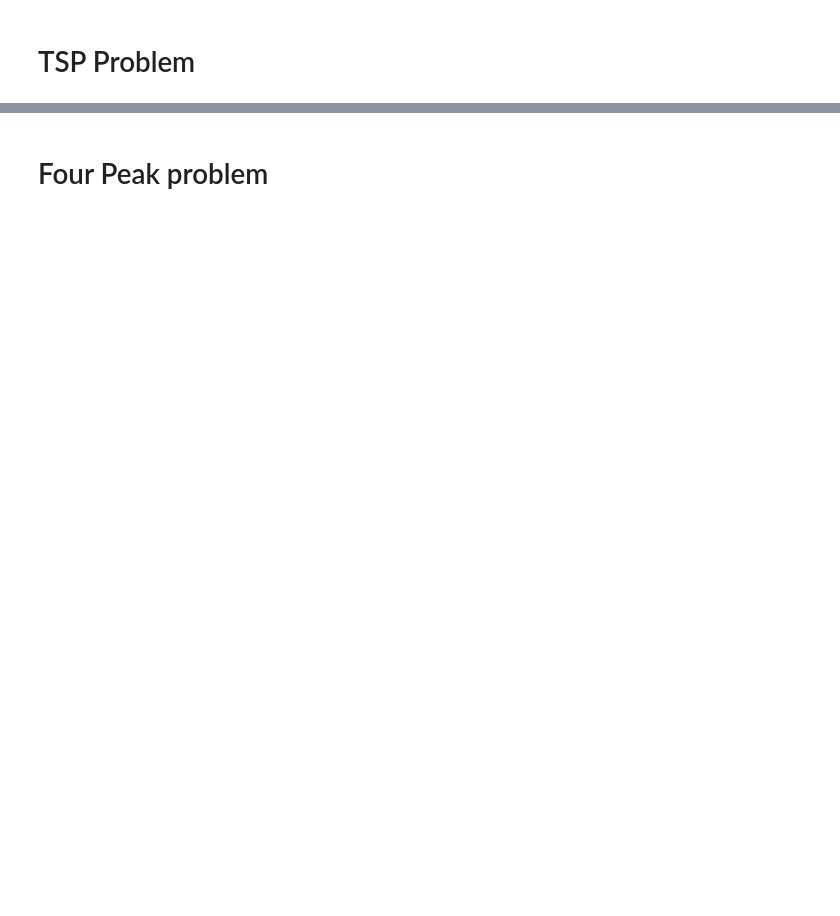
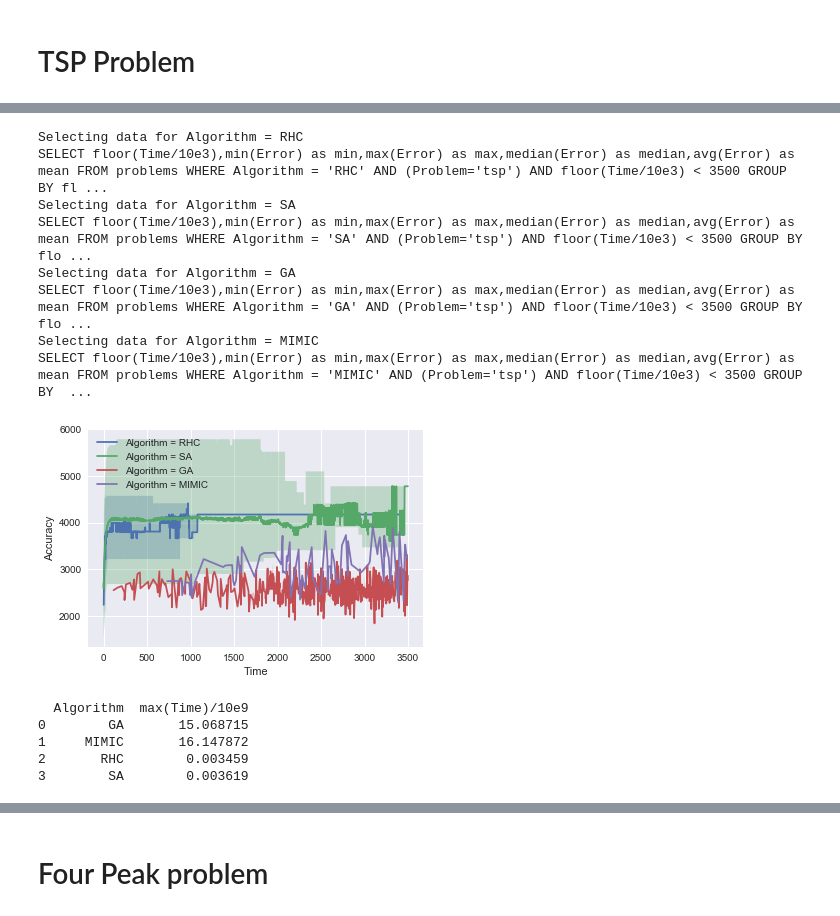
Before and after one commit to anliec/ML_homework_random, a Jupyter notebook: plotter/Problems.ipynb, the cells around one changed output, grey strips where cells are left out. Saved outputs shown, nothing was run; the diff lists cells and outputs as text; code cells hidden in the pictures; blank space fills up the shorter version.

```diff
--- a/plotter/Problems.ipynb
+++ b/plotter/Problems.ipynb
@@ -169,0 +158,26 @@ Selecting data for Algorithm = SA
+# %%
+generate_plot(con=con,
+              x_arg_name='floor(Time/10e3)',
+              y_arg_name='Error',
+              z_arg_name='Algorithm',
+              filters={"Problem": ["tsp"]},
+              x_limit=3500,
+              x_name="Time")
+# %% [output]
+Selecting data for Algorithm = RHC
+SELECT floor(Time/10e3),min(Error) as min,max(Error) as max,median(Error) as median,avg(Error) as mean FROM problems WHERE Algorithm = 'RHC' AND (Problem='tsp') AND floor(Time/10e3) < 3500 GROUP BY fl ...
+Selecting data for Algorithm = SA
+SELECT floor(Time/10e3),min(Error) as min,max(Error) as max,median(Error) as median,avg(Error) as mean FROM problems WHERE Algorithm = 'SA' AND (Problem='tsp') AND floor(Time/10e3) < 3500 GROUP BY flo ...
+Selecting data for Algorithm = GA
+SELECT floor(Time/10e3),min(Error) as min,max(Error) as max,median(Error) as median,avg(Error) as mean FROM problems WHERE Algorithm = 'GA' AND (Problem='tsp') AND floor(Time/10e3) < 3500 GROUP BY flo ...
+Selecting data for Algorithm = MIMIC
+SELECT floor(Time/10e3),min(Error) as min,max(Error) as max,median(Error) as median,avg(Error) as mean FROM problems WHERE Algorithm = 'MIMIC' AND (Problem='tsp') AND floor(Time/10e3) < 3500 GROUP BY  ...
+[figure, added]
+# %%
+print(pd.read_sql_query("SELECT Algorithm, max(Time)/10e9 from problems WHERE Problem = 'tsp' GROUP BY Algorithm", con))
+# %% [output]
+  Algorithm  max(Time)/10e9
+0        GA       15.068715
+1     MIMIC       16.147872
+2       RHC        0.003459
+3        SA        0.003619
```
Also changed, not shown: parts of 31 cells of this notebook, 1 other file.
